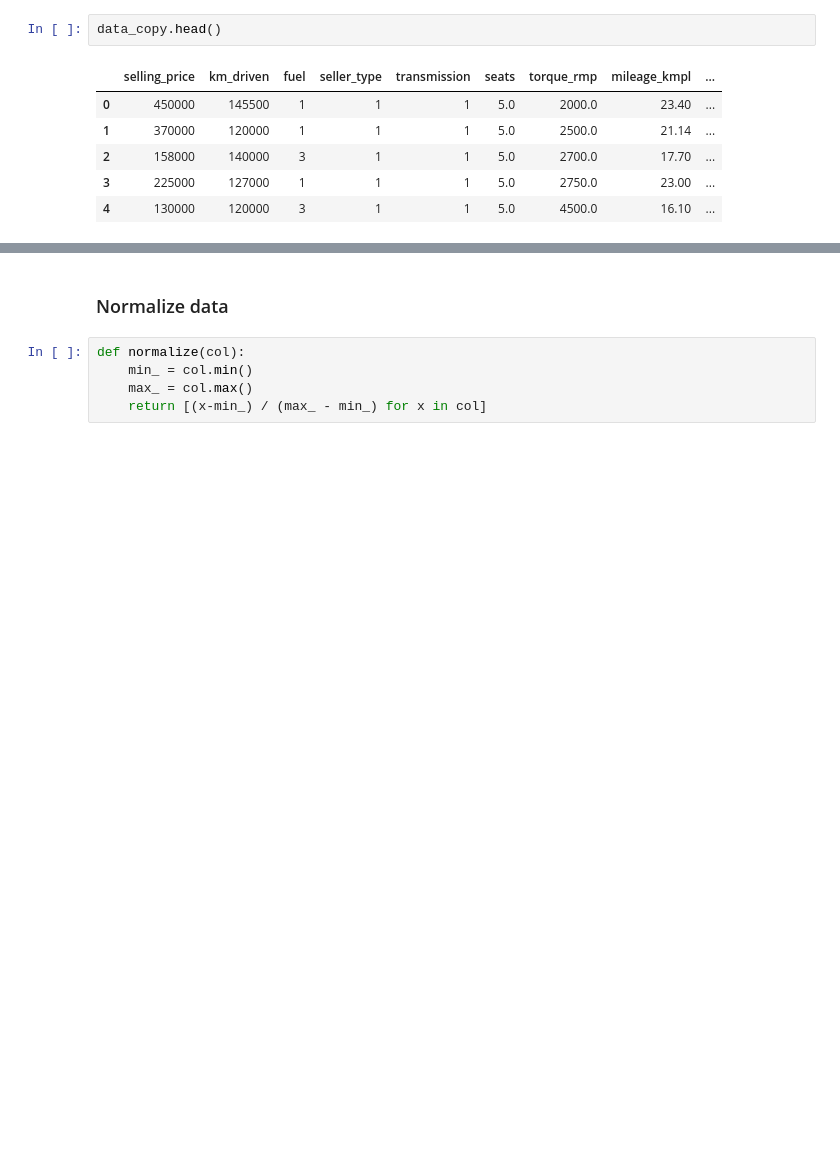
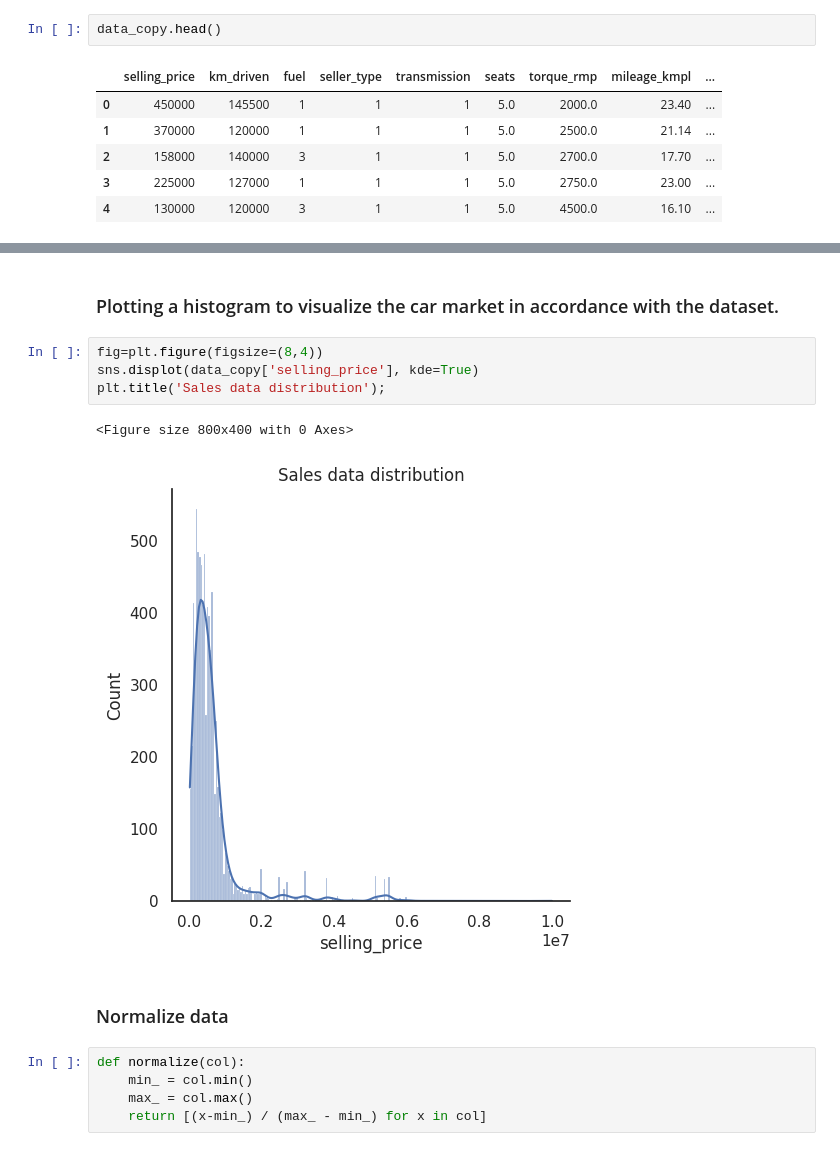
Before and after one commit to iramamy/CarPrice, a Jupyter notebook: carprice_prediction.ipynb, the cells around one changed output, grey strips where cells are left out. Drawn from its saved outputs; the diff is of its cells as text; blank space fills up the shorter version.

```diff
--- a/carprice_prediction.ipynb
+++ b/carprice_prediction.ipynb
@@ -200,6 +200,15 @@ data_copy.describe()
 | 50% | 4.500000e+05 | 6.000000e+04 | 1.000000 | 1.000000 | 1.000000 | 5.000000 | 3000.000000 | 19.300000 | ... |
 | 75% | 6.900000e+05 | 9.542500e+04 | 3.000000 | 1.000000 | 1.000000 | 5.000000 | 4000.000000 | 22.320000 | ... |
 | max | 1.000000e+07 | 2.360457e+06 | 3.000000 | 2.000000 | 1.000000 | 14.000000 | 21800.000000 | 42.000000 | ... |
+# %% [markdown]
+### Plotting a histogram to visualize the car market in accordance with the dataset.
+# %%
+fig=plt.figure(figsize=(8,4))
+sns.displot(data_copy['selling_price'], kde=True)
+plt.title('Sales data distribution');
+# %% [output]
+<Figure size 800x400 with 0 Axes>
+[figure, added]
 # %% [markdown]
 ### Normalize data
 # %%
```
Also changed, not shown: parts of 12 cells of this notebook.
